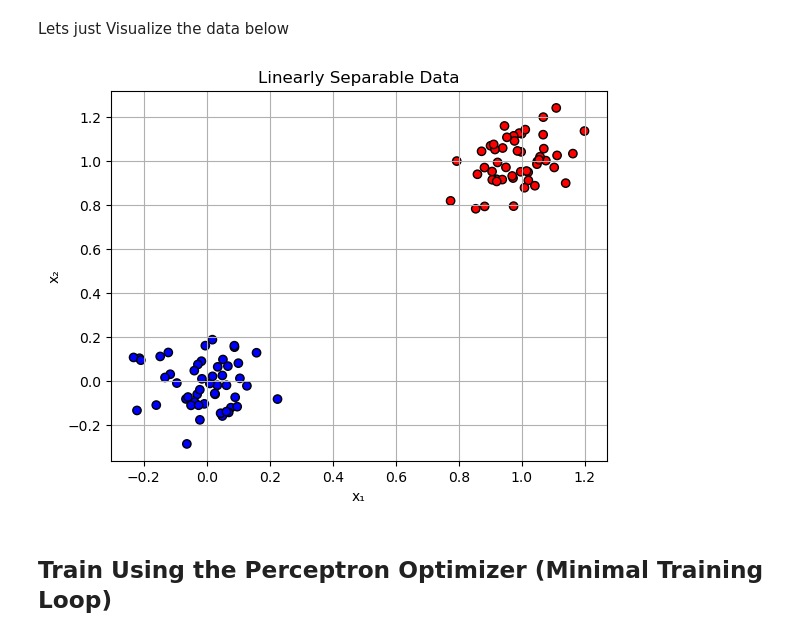
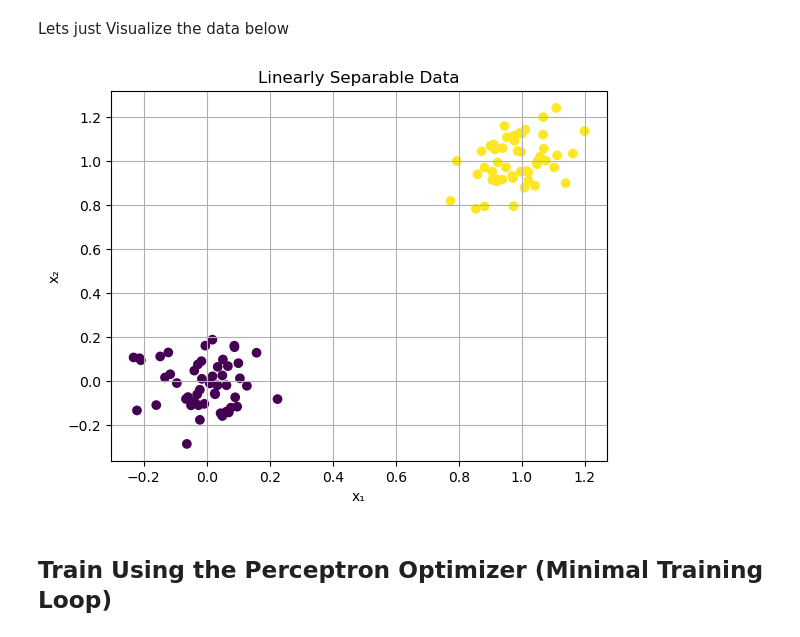
Before and after one commit to Pbabu-Github/ML-Projects, a Jupyter notebook: posts/perceptron/index.ipynb, the cells around one changed output. Saved outputs shown, nothing was run; the diff lists cells and outputs as text; code cells hidden in the pictures.

```diff
--- a/posts/perceptron/index.ipynb
+++ b/posts/perceptron/index.ipynb
@@ -37,16 +37,16 @@ Lets just Visualize the data below
 # %%
 def plot_data(X, y):
     y_plot = (y > 0).float()  # Convert back to {0, 1} for coloring
-    plt.scatter(X[:, 0], X[:, 1], c=y_plot, cmap="bwr", edgecolors='k')
+    plt.scatter(X[:, 0], X[:, 1], c=y_plot)
     plt.xlabel("x₁")
     plt.ylabel("x₂")
     plt.title("Linearly Separable Data")
     plt.grid(True)
     plt.show()
 
 plot_data(X, y)
 # %% [output]
-[figure, old version]
+[figure, new version]
 # %% [markdown]
 ##  Train Using the Perceptron Optimizer (Minimal Training Loop)
 # %%
```
Also changed, not shown: parts of 10 cells of this notebook, 7 other files.
